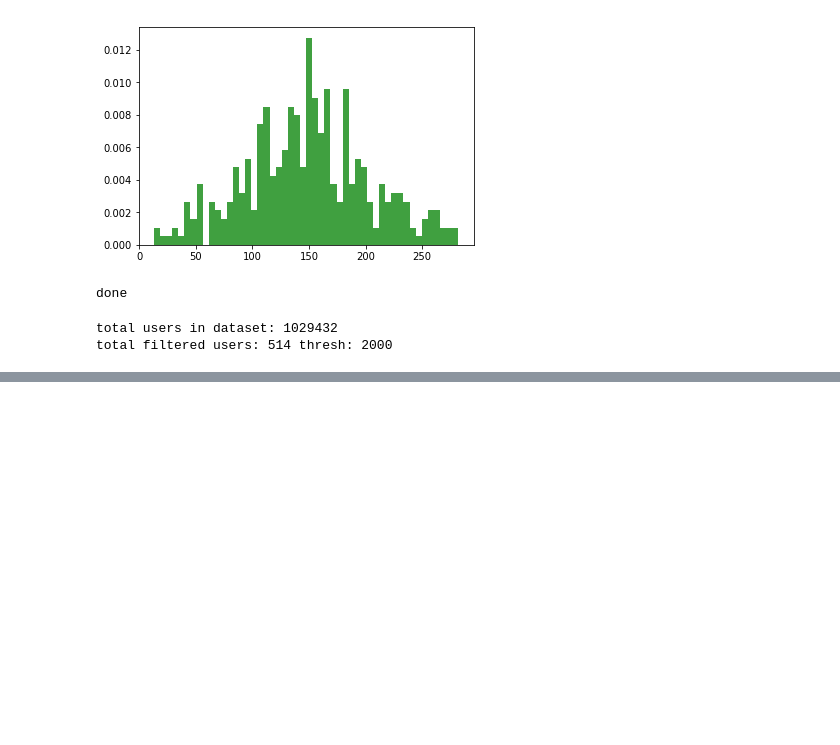
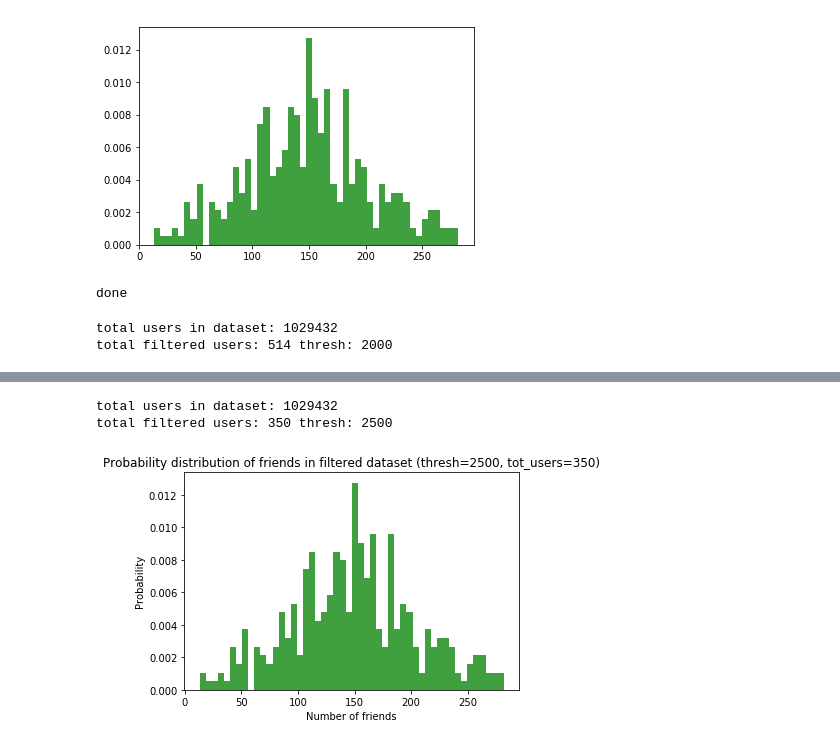
Before and after one commit to ShobhitMaheshwari/psl, a Jupyter notebook: Untitled.ipynb, the cells around one changed output, grey strips where cells are left out. Drawn from its saved outputs; the diff is of its cells as text; code cells hidden in the pictures; blank space fills up the shorter version.

```diff
--- a/Untitled.ipynb
+++ b/Untitled.ipynb
@@ -328,0 +389,19 @@ array([0, 0, 0, 0, 0, 0, 0, 0, 0, 0, 0, 1, 0, 1, 0, 0, 0, 0, 0, 0, 0, 1, 1,
+# %%
+import matplotlib.pyplot as plt
+import numpy as np
+import plotly.plotly as py
+import matplotlib.mlab as mlab
+users = getusers(2500,True)# other possible threshold is 2000
+a=[]
+for user in users:
+    a.append(len(user['friends']))
+
+n, bins, patches = plt.hist(a, 50, normed=1, facecolor='green', alpha=0.75)
+plt.ylabel('Probability');
+plt.xlabel('Number of friends');
+plt.title('Probability distribution of friends in filtered dataset (thresh=2500, tot_users=350)')
+plt.show()
+# %% [output]
+total users in dataset: 1029432
+total filtered users: 350 thresh: 2500
+[figure, added]
```
Also changed, not shown: parts of 12 cells of this notebook, 4 other files.
